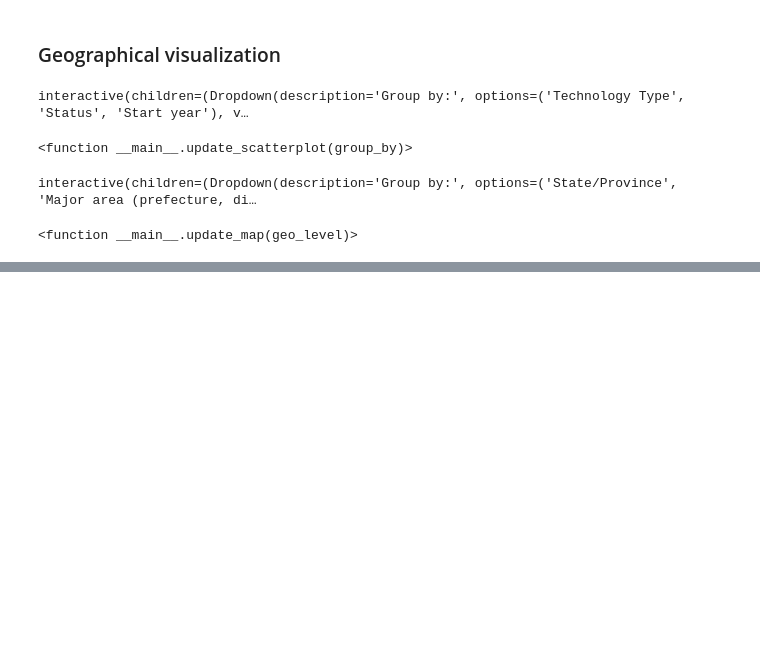
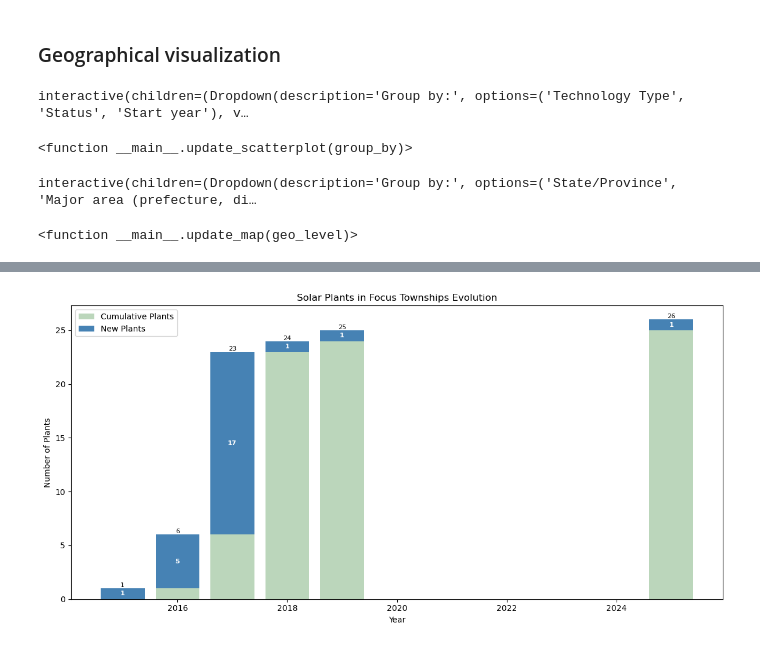
Before and after one commit to XinranHf/solar-data-china, a Jupyter notebook: scripts/data_preprocessing/GEM.ipynb, the cells around one changed output, grey strips where cells are left out. Saved outputs shown, nothing was run; the diff lists cells and outputs as text; code cells hidden in the pictures; blank space fills up the shorter version.

Commit message:
Filtered GEM data set by focus townships

```diff
--- a/scripts/data_preprocessing/GEM.ipynb
+++ b/scripts/data_preprocessing/GEM.ipynb
@@ -354,0 +390,10 @@ interactive(children=(Dropdown(description='Group by:', options=('State/Province
+# %%
+# Create a Point with the Longitude and Latitude
+geometry = [Point(xy) for xy in zip(df["Longitude"], df["Latitude"])]
+# %%
+# Transform df into GeoDataFrame
+gdf_points = gpd.GeoDataFrame(df, geometry=geometry, crs = village_geom.crs)
+# %%
+joined = gpd.sjoin(gdf_points.drop(columns = ["Province", "City", "Prefecture", "County"]), village_geom.drop(columns = ["Village", "Village_pinyin"]))
+
+joined.head()
@@ -354,0 +407,5 @@ interactive(children=(Dropdown(description='Group by:', options=('State/Province
+# %%
+if "index_right" in joined.columns:
+    joined = joined.drop(columns=["index_right"])
+
+joined.info()
@@ -354,0 +430,39 @@ interactive(children=(Dropdown(description='Group by:', options=('State/Province
+# %%
+# Count new plants per year
+new_per_year = joined.groupby("Start year").size()
+
+# Cumulative sum (plants up to that year)
+cumulative_per_year = new_per_year.cumsum()
+
+
+plt.figure(figsize=(12, 6))
+
+plt.bar(cumulative_per_year.index, cumulative_per_year.values,
+        color="darkseagreen", alpha=0.6, label="Cumulative Plants")
+
+# Plot new per year stacked on top
+plt.bar(new_per_year.index, new_per_year.values,
+        bottom=cumulative_per_year.shift(fill_value=0),
+        color="steelblue", label="New Plants")
+
+# Titles and labels
+plt.title("Solar Plants in Focus Townships Evolution")
+plt.xlabel("Year")
+plt.ylabel("Number of Plants")
+
+# Add legend
+plt.legend()
+
+
+# Annotate exact numbers
+for x, y in zip(cumulative_per_year.index, cumulative_per_year.values):
+    plt.text(x, y, str(y), ha='center', va='bottom', fontsize=8, color="black")
+
+for x, y in zip(new_per_year.index, new_per_year.values):
+    plt.text(x, cumulative_per_year.shift(fill_value=0)[x] + y/2,  # put inside the blue bar
+             str(y), ha='center', va='center', fontsize=8, color="white", fontweight="bold")
+
+plt.tight_layout()
+plt.show()
+# %% [output]
+[figure, added]
```
Also changed, not shown: parts of 8 cells of this notebook, 4 other files.
